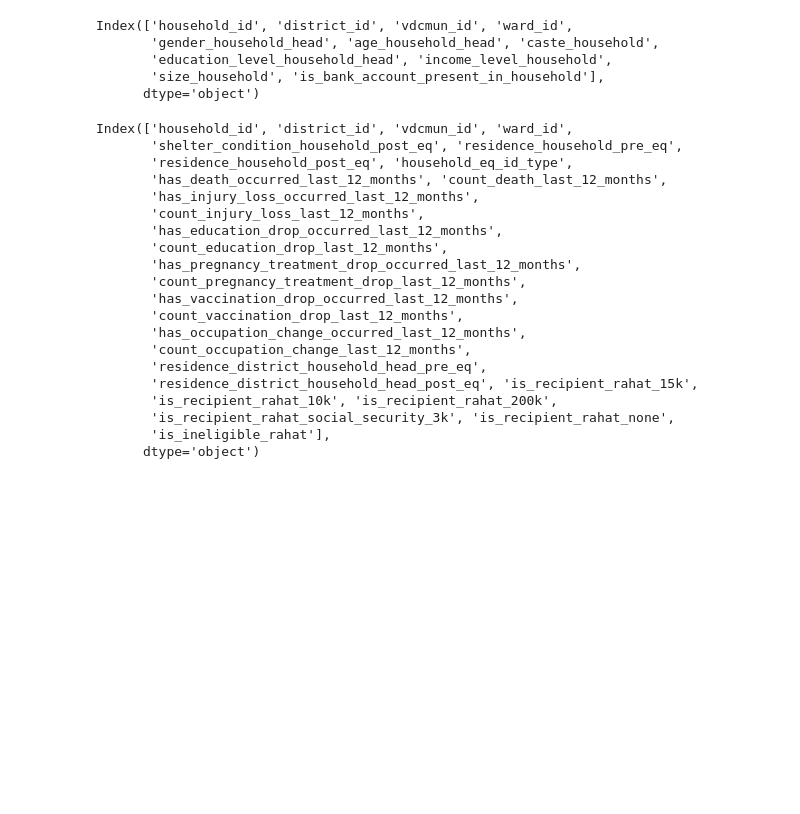
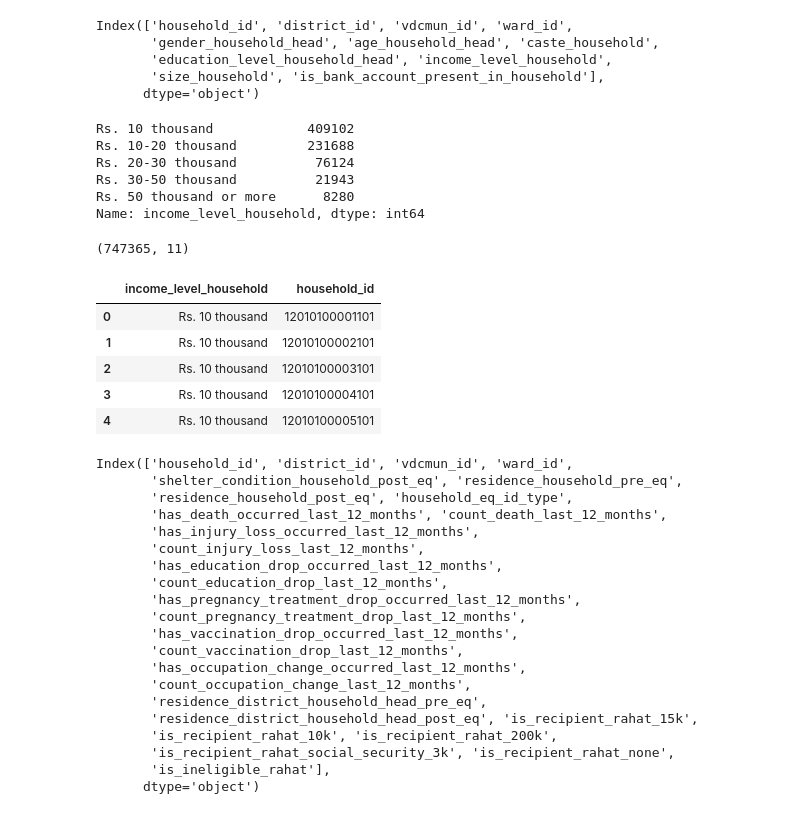
Before and after one commit to Yeshi341/structural_damage_from_earthquake, a Jupyter notebook: pre_model/other_datasets.ipynb, the cells around one changed output. Saved outputs shown, nothing was run; the diff lists cells and outputs as text; code cells hidden in the pictures; blank space fills up the shorter version.

```diff
--- a/pre_model/other_datasets.ipynb
+++ b/pre_model/other_datasets.ipynb
@@ -31,3 +31,16 @@ Index(['household_id', 'district_id', 'vdcmun_id', 'ward_id',
        'education_level_household_head', 'income_level_household',
        'size_household', 'is_bank_account_present_in_household'],
       dtype='object')
+# %%
+household_demo['income_level_household'].value_counts()
+# %% [output]
+Rs. 10 thousand            409102
+Rs. 10-20 thousand         231688
+Rs. 20-30 thousand          76124
+Rs. 30-50 thousand          21943
+Rs. 50 thousand or more      8280
+Name: income_level_household, dtype: int64
+# %%
+household_demo.shape
+# %% [output]
+(747365, 11)
@@ -34,3 +49,14 @@ Index(['household_id', 'district_id', 'vdcmun_id', 'ward_id',
+# %%
+other_dataset = household_demo[['income_level_household', 'household_id']]
+# %%
+other_dataset.head()
+# %% [output]
+|  | income_level_household | household_id |
+| 0 | Rs. 10 thousand | 12010100001101 |
+| 1 | Rs. 10 thousand | 12010100002101 |
+| 2 | Rs. 10 thousand | 12010100003101 |
+| 3 | Rs. 10 thousand | 12010100004101 |
+| 4 | Rs. 10 thousand | 12010100005101 |
 # %%
 hh_post_eq = pd.read_csv('../data/extracted/eq_data/csv_household_earthquake_impact.csv')
 # %%
```
Also changed, not shown: parts of 7 cells of this notebook, 3 other files.
